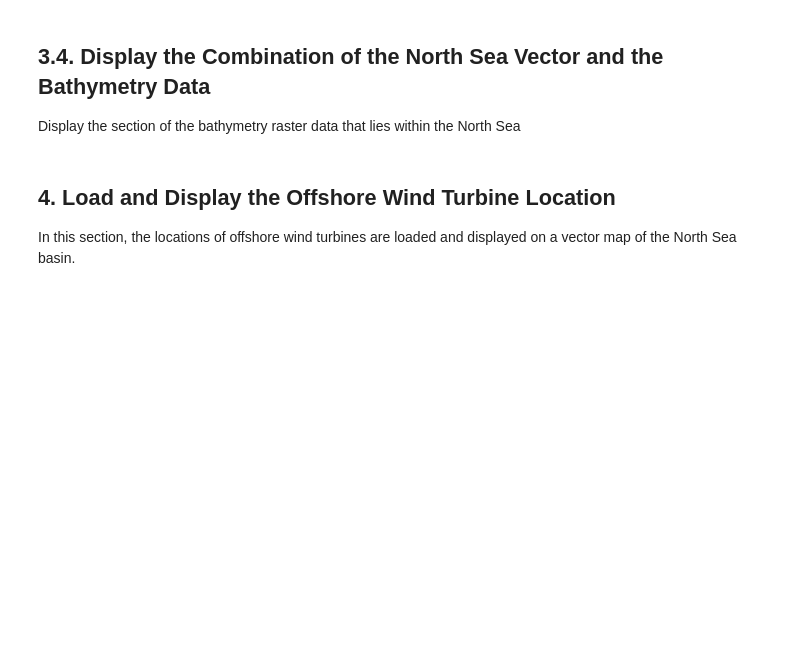
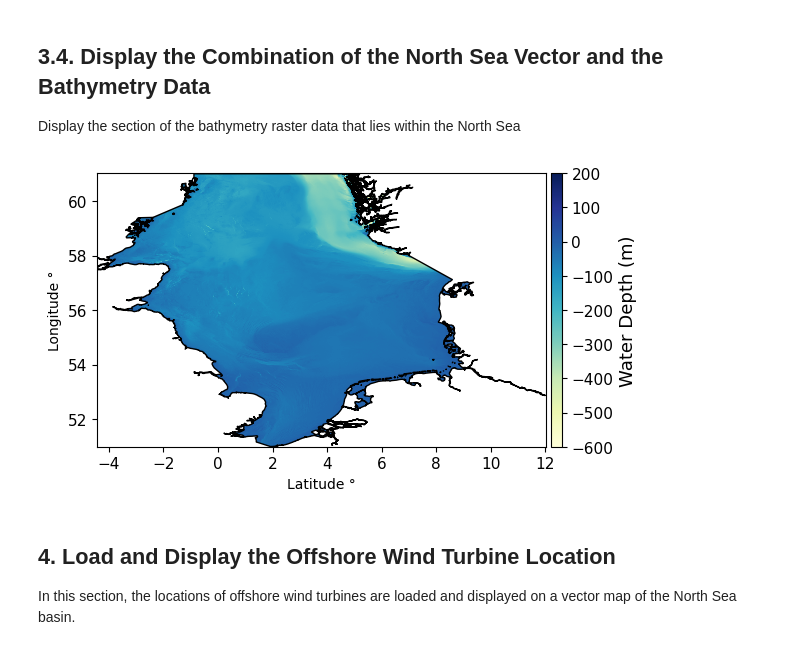
Before and after one commit to FZJ-IEK3-VSA/geokit, a Jupyter notebook: Examples/example_07_determine_offshore_turbine_depths.ipynb, the cells around one changed output. Saved outputs shown, nothing was run; the diff lists cells and outputs as text; code cells hidden in the pictures; blank space fills up the shorter version.

```diff
--- a/Examples/example_07_determine_offshore_turbine_depths.ipynb
+++ b/Examples/example_07_determine_offshore_turbine_depths.ipynb
@@ -158,37 +193,35 @@ northSeaMask = gk.RegionMask.fromGeom(sea_basins.geom[0], srs=gk.srs.EPSG4326, p
 # warp the region mask onto the GEBCO raster
 northSeaRasterWarped = northSeaMask.warp(
     source=path_to_bathymetry_file_str,
-    noData=GEBCO_rasterInfo.noData,
     returnMatrix=False,
 )
 # %% [markdown]
 ## 3.4. Display the Combination of the North Sea Vector and the Bathymetry Data
 Display the section of the bathymetry raster data that lies within the North Sea
 # %%
-import matplotlib.pyplot as plt
-import numpy as np
-from mpl_toolkits.axes_grid1 import make_axes_locatable
+# draw the the GEBCO raster in the North Sea
+fig2, ax2 = plt.subplots(figsize=(6, 6))
 
-# draw the the GEBCO raster in the North Sea
-ax = plt.axes()
-divider = make_axes_locatable(ax)
-cax = divider.append_axes("right", size="5%", pad=0.05)
 
-axh = gk.drawRaster(
+axh2_raster = gk.drawRaster(
     source=northSeaRasterWarped,
     srs=gk.srs.EPSG4326,
     cmap="YlGnBu",
-    figsize=(6, 6),
     vmin=-600,
     vmax=200,
-    cbar=False,
     fontsize=11,
-    ax=ax.axes,
+    ax=ax2,
+    cbar=True,
+    cbarTitle="Water Depth (m)",
 )
-plt.colorbar(axh.handles, cax=cax, label="Water Depth (m)")
-axh2 = gk.drawGeoms(sea_basins, srs=gk.srs.EPSG4326, ax=ax.axes, fc="none", fontsize=11, simplificationFactor=None)
+# plt.colorbar(axh.handles, cax=cax, label="Water Depth (m)")
+axh2 = gk.drawGeoms(sea_basins, srs=gk.srs.EPSG4326, ax=axh2_raster, fc="none", fontsize=11, simplificationFactor=None)
 axh2.ax.set_ylabel("Longitude °")
 axh2.ax.set_xlabel("Latitude °")
+output_path_to_figure_2 = current_working_directory.joinpath("bathymetry_example_7.svg")
+fig2.savefig(fname=output_path_to_figure_2, bbox_inches="tight")
+# %% [output]
+[figure, added]
 # %% [markdown]
 ## 4. Load and Display the Offshore Wind Turbine Location
 
```
Also changed, not shown: parts of 10 cells of this notebook, 1 other file.
